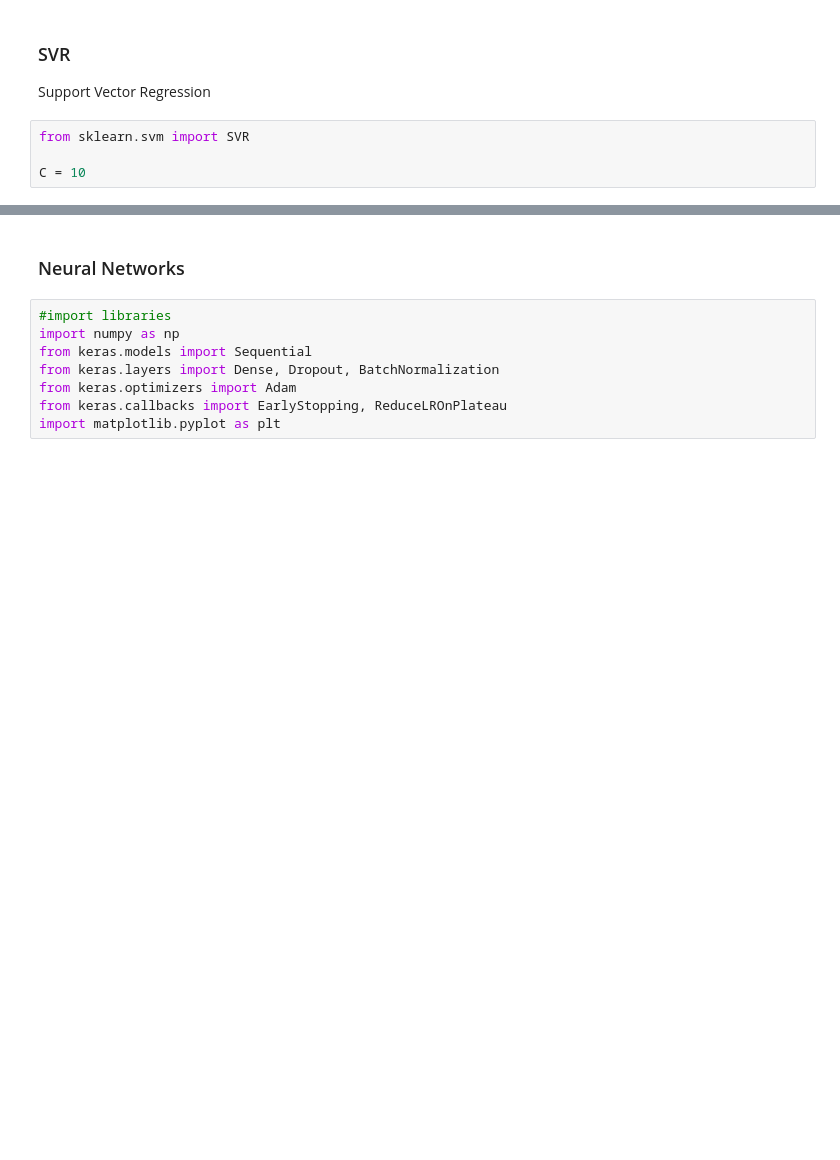
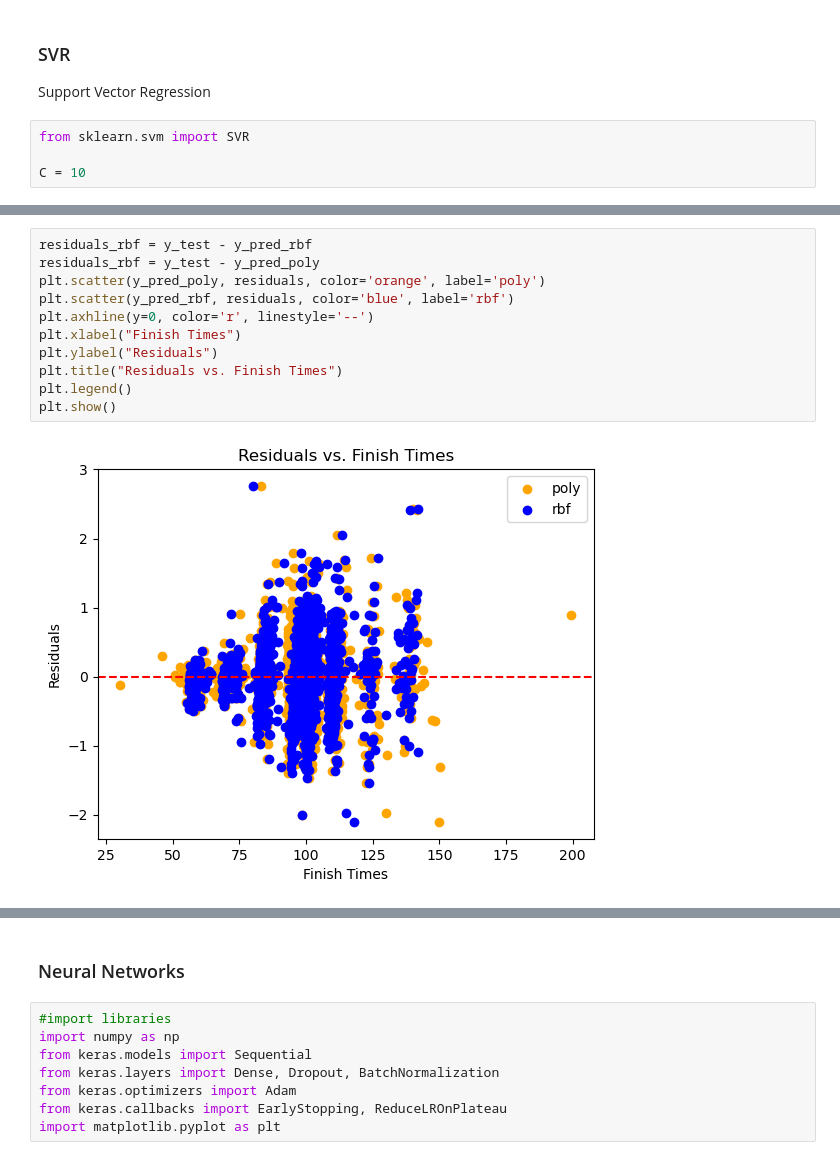
Before and after one commit to emmamitm/MLFInalProject, a Jupyter notebook: horses.ipynb, the cells around one changed output, grey strips where cells are left out. Saved outputs shown, nothing was run; the diff lists cells and outputs as text; blank space fills up the shorter version.

```diff
--- a/horses.ipynb
+++ b/horses.ipynb
@@ -476,0 +482,13 @@ R2 Score: 0.9820405911450295
+# %%
+residuals_rbf = y_test - y_pred_rbf
+residuals_rbf = y_test - y_pred_poly
+plt.scatter(y_pred_poly, residuals, color='orange', label='poly')
+plt.scatter(y_pred_rbf, residuals, color='blue', label='rbf')
+plt.axhline(y=0, color='r', linestyle='--')
+plt.xlabel("Finish Times")
+plt.ylabel("Residuals")
+plt.title("Residuals vs. Finish Times")
+plt.legend()
+plt.show()
+# %% [output]
+[figure, added]
```
Also changed, not shown: parts of 9 cells of this notebook.
